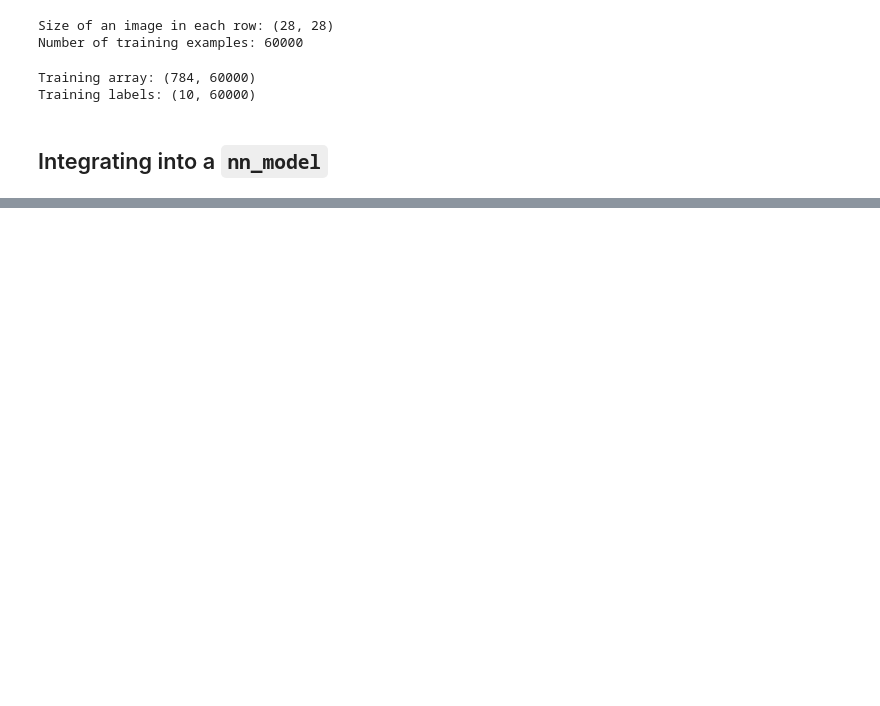
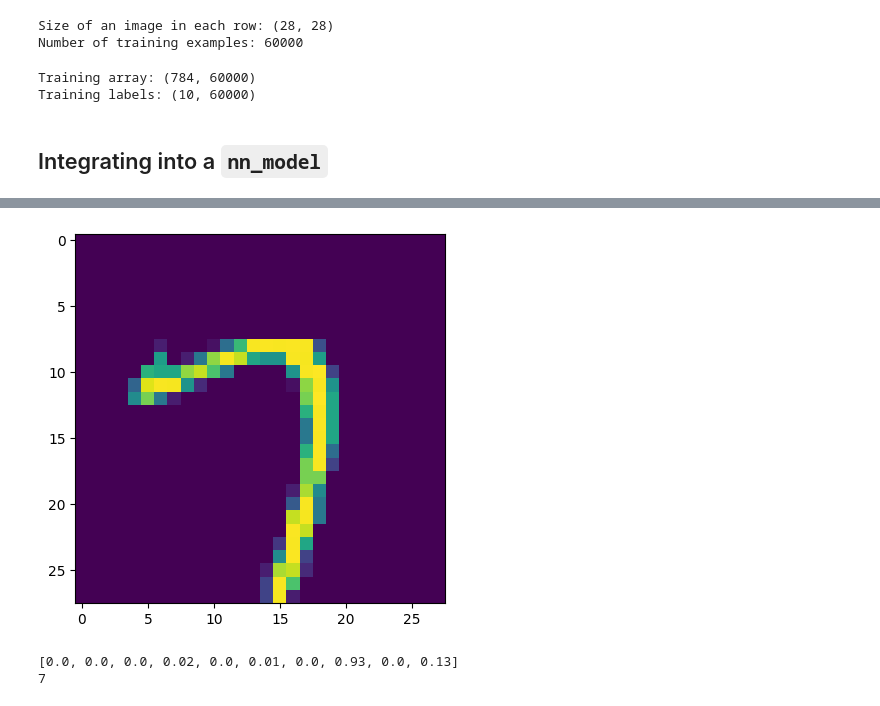
Before and after one commit to tanmay4269/Learning_ML, a Jupyter notebook: aerove/practice/6. mnist digit recognition.ipynb, the cells around one changed output, grey strips where cells are left out. Drawn from its saved outputs; the diff is of its cells as text; code cells hidden in the pictures; blank space fills up the shorter version.

```diff
--- a/aerove/practice/6. mnist digit recognition.ipynb
+++ b/aerove/practice/6. mnist digit recognition.ipynb
@@ -314,0 +368,24 @@ Accuracy = 98.354%
+# %%
+import matplotlib.pyplot as plt
+import random
+
+i = random.randint(0, test_images_array.shape[1])
+
+x = test_images_array[:, :, i]
+y = test_labels_array[i]
+plt.imshow(x.T)
+plt.show()
+
+x = x.reshape(-1, 1)
+
+with open("params.pickle", "rb") as file:
+    saved_parameters = pickle.load(file)
+
+predictions = predict(saved_parameters, x).tolist()
+rounded_predictions = [round(pred[0], 2) for pred in predictions]
+print(rounded_predictions)
+print(rounded_predictions.index(max(rounded_predictions)))
+# %% [output]
+[figure, added]
+[0.0, 0.0, 0.0, 0.02, 0.0, 0.01, 0.0, 0.93, 0.0, 0.13]
+7
```
Also changed, not shown: parts of 7 cells of this notebook, 1 other file.
